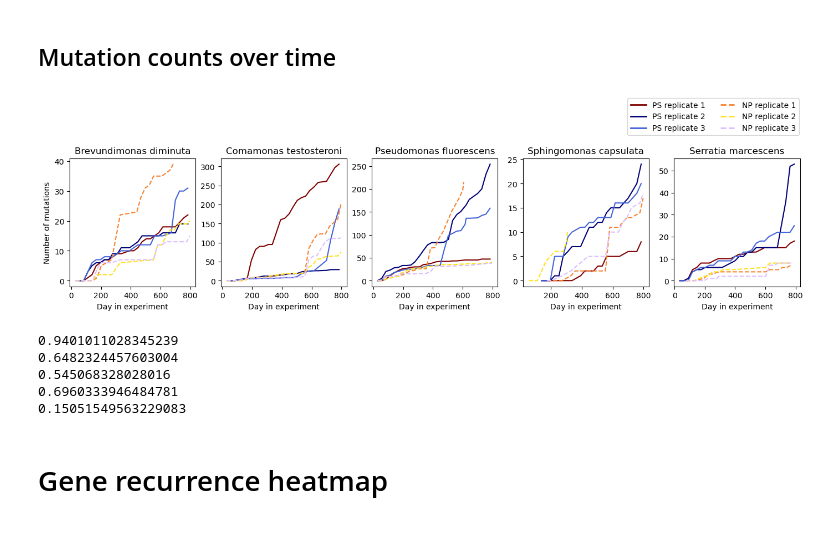
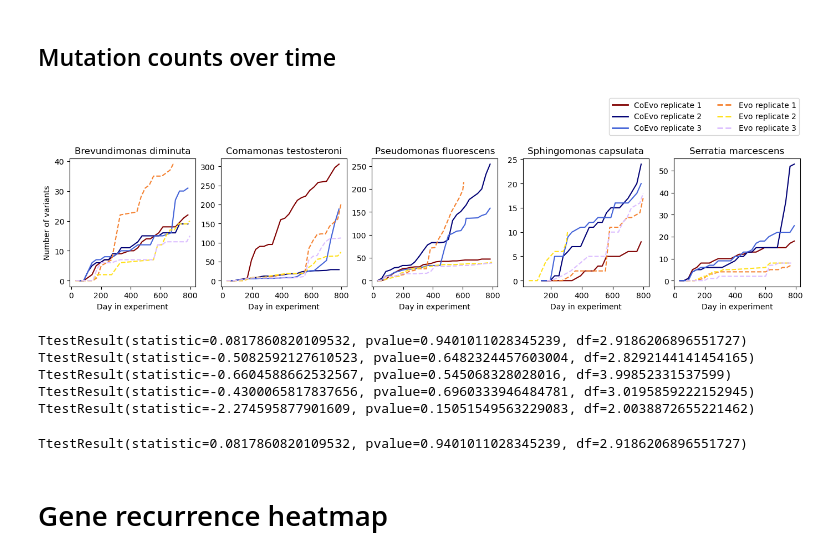
Before and after one commit to dovydask/clonal_structure, a Jupyter notebook: mutation_statistics.ipynb, the cells around one changed output. Cells and saved outputs as stored; diff of their text form; code cells hidden in the pictures.

```diff
--- a/mutation_statistics.ipynb
+++ b/mutation_statistics.ipynb
@@ -222,41 +243,43 @@ species_names_dict = {"Bd": "Brevundimonas diminuta",
                       "Sm": "Serratia marcescens"}
 
 total_muts = 0
 plt.subplots(1, 5, figsize=(17, 3))
 si = 1
 for species in ["Bd", "Ct", "Pf", "Sc", "Sm"]:
     plt.subplot(1, 5, si)
     for replicate in [x for x in replicates if species in x]:
         experiment = replicate.split("_")[0]
         if experiment == "PS":
             linestyle = "solid"
         else:
             linestyle = "dashed"
 
         x = ast.literal_eval(rep_time_df.loc[replicate, "Days"])
         y = np.array(mut_cumsum_dict[replicate])
         total_muts += mut_cumsum_dict[replicate][-1]
         plt.plot(x, y, color=replicate_colors_dict_2[replicate.split("_")[0] + "_" + replicate.split("_")[2]], linestyle=linestyle)
     si += 1
     # plt.ylim(-0.1, 3.1)
     plt.title(species_names_dict[species])
     plt.xlabel("Day in experiment")
 
 plt.subplot(1, 5, 1)
-plt.ylabel("Number of mutations")
+plt.ylabel("Number of variants")
 
 plt.subplot(1, 5, 5)
-custom_legend = [Line2D([0], [0], color="#800000", lw=2, linestyle="solid", label="PS replicate 1"),
-                 Line2D([0], [0], color="#000075", lw=2, linestyle="solid", label="PS replicate 2"),
-                 Line2D([0], [0], color="#4363d8", lw=2, linestyle="solid", label="PS replicate 3"),
-                 Line2D([0], [0], color="#f58231", lw=2, linestyle="dashed", label="NP replicate 1"),
-                 Line2D([0], [0], color="#ffe119", lw=2, linestyle="dashed", label="NP replicate 2"),
-                 Line2D([0], [0], color="#dcbeff", lw=2, linestyle="dashed", label="NP replicate 3")]
+custom_legend = [Line2D([0], [0], color="#800000", lw=2, linestyle="solid", label="CoEvo replicate 1"),
+                 Line2D([0], [0], color="#000075", lw=2, linestyle="solid", label="CoEvo replicate 2"),
+                 Line2D([0], [0], color="#4363d8", lw=2, linestyle="solid", label="CoEvo replicate 3"),
+                 Line2D([0], [0], color="#f58231", lw=2, linestyle="dashed", label="Evo replicate 1"),
+                 Line2D([0], [0], color="#ffe119", lw=2, linestyle="dashed", label="Evo replicate 2"),
+                 Line2D([0], [0], color="#dcbeff", lw=2, linestyle="dashed", label="Evo replicate 3")]
 
 plt.legend(handles=custom_legend, bbox_to_anchor=(1.025, 1.5), ncols=2)
+# plt.tight_layout()
+plt.savefig("mutation_counts.png", dpi=200, bbox_inches="tight")
 plt.show()
 # %% [output]
-[figure, old version]
+[figure, new version]
 # %%
 from scipy.stats import ttest_ind
 
@@ -264,17 +287,21 @@ acc_muts = np.array([mut_cumsum_dict[replicate][-1] for replicate in replicates]
 PS_muts = acc_muts[:15]
 NP_muts = acc_muts[15:]
 
-print(ttest_ind(NP_muts[:3], PS_muts[:3], equal_var=False)[1])
-print(ttest_ind(NP_muts[3:6], PS_muts[3:6], equal_var=False)[1])
-print(ttest_ind(NP_muts[6:9], PS_muts[6:9], equal_var=False)[1])
-print(ttest_ind(NP_muts[9:12], PS_muts[9:12], equal_var=False)[1])
-print(ttest_ind(NP_muts[12:], PS_muts[12:], equal_var=False)[1])
+print(ttest_ind(NP_muts[:3], PS_muts[:3], equal_var=False))
+print(ttest_ind(NP_muts[3:6], PS_muts[3:6], equal_var=False))
+print(ttest_ind(NP_muts[6:9], PS_muts[6:9], equal_var=False))
+print(ttest_ind(NP_muts[9:12], PS_muts[9:12], equal_var=False))
+print(ttest_ind(NP_muts[12:], PS_muts[12:], equal_var=False))
 # %% [output]
-0.9401011028345239
-0.6482324457603004
-0.545068328028016
-0.6960333946484781
-0.15051549563229083
+TtestResult(statistic=0.0817860820109532, pvalue=0.9401011028345239, df=2.9186206896551727)
+TtestResult(statistic=-0.5082592127610523, pvalue=0.6482324457603004, df=2.8292144141454165)
+TtestResult(statistic=-0.6604588662532567, pvalue=0.545068328028016, df=3.99852331537599)
+TtestResult(statistic=-0.4300065817837656, pvalue=0.6960333946484781, df=3.0195859222152945)
+TtestResult(statistic=-2.274595877901609, pvalue=0.15051549563229083, df=2.0038872655221462)
+# %%
+ttest_ind(NP_muts[:3], PS_muts[:3], equal_var=False)
+# %% [output]
+TtestResult(statistic=0.0817860820109532, pvalue=0.9401011028345239, df=2.9186206896551727)
 # %% [markdown]
 # Gene recurrence heatmap
 # %%
```
Also changed, not shown: parts of 2 cells of this notebook, 2 other files.
